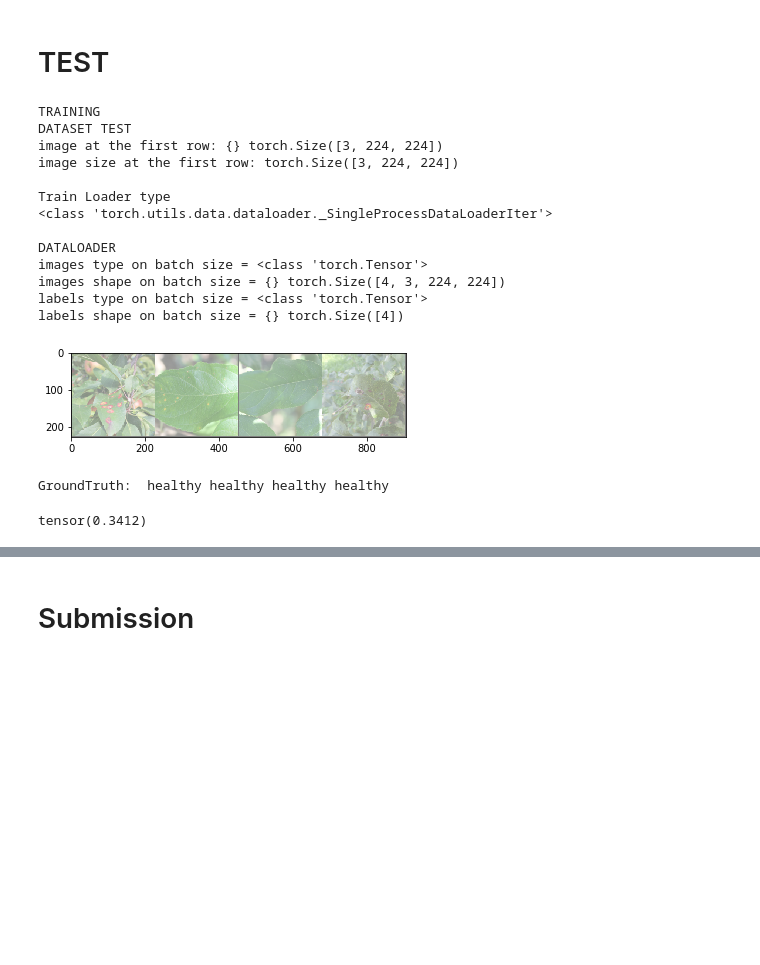
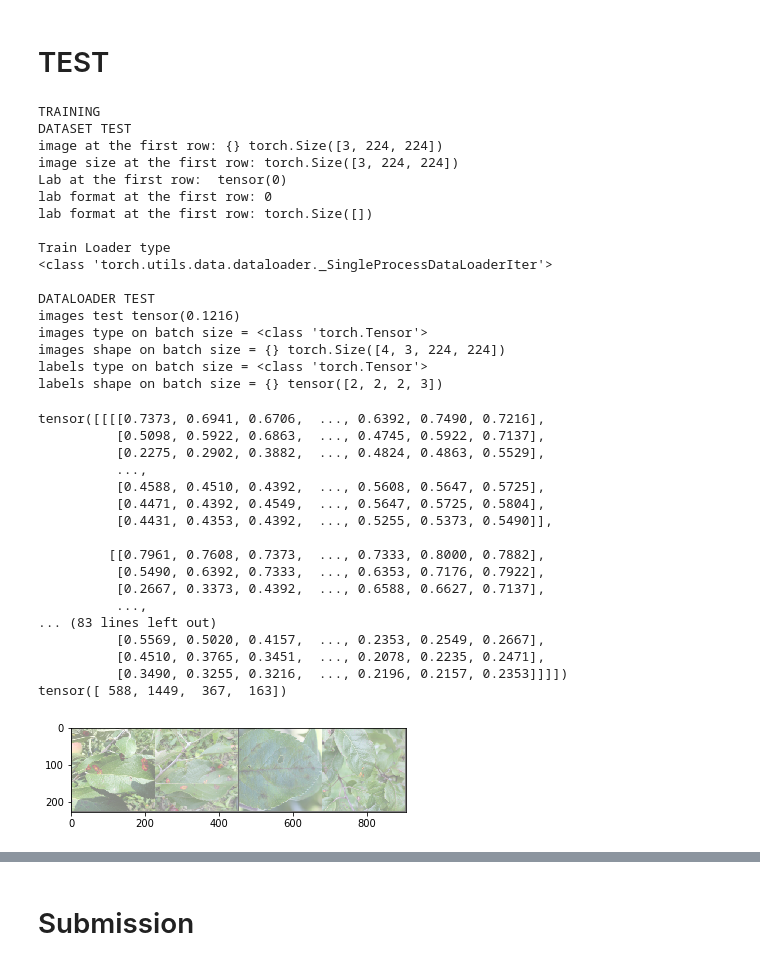
Before and after one commit to ArnaudMallet/Plant_Patho, a Jupyter notebook: Plant_Patho_3.ipynb, the cells around one changed output, grey strips where cells are left out. Cells and saved outputs as stored; diff of their text form; code cells hidden in the pictures; blank space fills up the shorter version.

Commit message:
Feature: Add the Label ID of the test data
For the submission of the prediction, I needed to add the test ID
of the image that is tested to be able to add it on the submission
file.

```diff
--- a/Plant_Patho_3.ipynb
+++ b/Plant_Patho_3.ipynb
@@ -430,7 +430,11 @@ class CustomDataset_test(Dataset):
         if self.transform is not None:
             image = self.transform(image)
 
-        return image
+        label = self.data.loc[idx, self.id]
+        label = int(label[5:])
+        label = torch.tensor(label)
+
+        return image, label
 
 data_transforms_test = {
     'train': transforms.Compose([
@@ -457,60 +461,85 @@ test_dataset = CustomDataset_test(csv_file=data_dir+'test.csv', root_dir=data_di
 test_loader = DataLoader(test_dataset, batch_size = 4, shuffle=True)
 # %%
 print('TRAINING')
-img_test = test_dataset.__getitem__(0)
+img_test, lab_test = test_dataset.__getitem__(0)
 
 print('DATASET TEST')
 print('image at the first row: {}', img_test.shape)
 print('image size at the first row: {}'.format(img_test.size()))
+print('Lab at the first row: ', lab_test)
+print('lab format at the first row: {}'.format(lab_test))
+print('lab format at the first row: {}'.format(lab_test.shape))
 
 print()
 print('Train Loader type')
 test_iter = iter(test_loader)
 print(type(test_iter))
 
+
 images_test, labels_test = train_iter.next()
 print()
-print('DATALOADER')
+print('DATALOADER TEST')
+print('images test',images_test[0][0][0][0])
 print('images type on batch size = {}'.format(type(images_test)))
 print('images shape on batch size = {}', images_test.shape)
 print('labels type on batch size = {}'.format(type(labels_test)))
-print('labels shape on batch size = {}', labels_test.shape)
+print('labels shape on batch size = {}', labels_test)
 # %% [output]
 TRAINING
 DATASET TEST
 image at the first row: {} torch.Size([3, 224, 224])
 image size at the first row: torch.Size([3, 224, 224])
+Lab at the first row:  tensor(0)
+lab format at the first row: 0
+lab format at the first row: torch.Size([])
 
 Train Loader type
 <class 'torch.utils.data.dataloader._SingleProcessDataLoaderIter'>
 
-DATALOADER
+DATALOADER TEST
+images test tensor(0.1216)
 images type on batch size = <class 'torch.Tensor'>
 images shape on batch size = {} torch.Size([4, 3, 224, 224])
 labels type on batch size = <class 'torch.Tensor'>
-labels shape on batch size = {} torch.Size([4])
+labels shape on batch size = {} tensor([2, 2, 2, 3])
 # %%
 classes = ('healthy', 'multiple_diseases', 'rust', 'scab')
 
 dataiter_test = iter(test_loader)
 images_test = dataiter_test.next()
+images_test_data = images_test[0]
+print(images_test_data)
+images_test_label = images_test[1]
+print(images_test_label)
 
 def imshow(img):
     img = img / 2 + 0.5     # unnormalize
     npimg = img.numpy()
     plt.imshow(np.transpose(npimg, (1, 2, 0)))
     plt.show()
 
 # print images
-imshow(torchvision.utils.make_grid(images_test))
-print('GroundTruth: ', ' '.join('%5s' % classes[labels[j]] for j in range(4)))
+imshow(torchvision.utils.make_grid(images_test_data))
+#print('GroundTruth: ', ' '.join('%5s' % classes[labels[j]] for j in range(4)))
 # %% [output]
+tensor([[[[0.7373, 0.6941, 0.6706,  ..., 0.6392, 0.7490, 0.7216],
+          [0.5098, 0.5922, 0.6863,  ..., 0.4745, 0.5922, 0.7137],
+          [0.2275, 0.2902, 0.3882,  ..., 0.4824, 0.4863, 0.5529],
+          ...,
+          [0.4588, 0.4510, 0.4392,  ..., 0.5608, 0.5647, 0.5725],
+          [0.4471, 0.4392, 0.4549,  ..., 0.5647, 0.5725, 0.5804],
+          [0.4431, 0.4353, 0.4392,  ..., 0.5255, 0.5373, 0.5490]],
+
+         [[0.7961, 0.7608, 0.7373,  ..., 0.7333, 0.8000, 0.7882],
+          [0.5490, 0.6392, 0.7333,  ..., 0.6353, 0.7176, 0.7922],
+          [0.2667, 0.3373, 0.4392,  ..., 0.6588, 0.6627, 0.7137],
+          ...,
+... (83 lines left out)
+          [0.5569, 0.5020, 0.4157,  ..., 0.2353, 0.2549, 0.2667],
+          [0.4510, 0.3765, 0.3451,  ..., 0.2078, 0.2235, 0.2471],
+          [0.3490, 0.3255, 0.3216,  ..., 0.2196, 0.2157, 0.2353]]]])
+tensor([ 588, 1449,  367,  163])
-[figure, old version]
+[figure, new version]
-GroundTruth:  healthy healthy healthy healthy
-# %%
-images_test[0][1][1][1]
-# %% [output]
-tensor(0.3412)
 # %%
 model_test = Net()
 model_test.load_state_dict(torch.load('model_patho_32.pt'))
```
Also changed, not shown: parts of 5 cells of this notebook.
